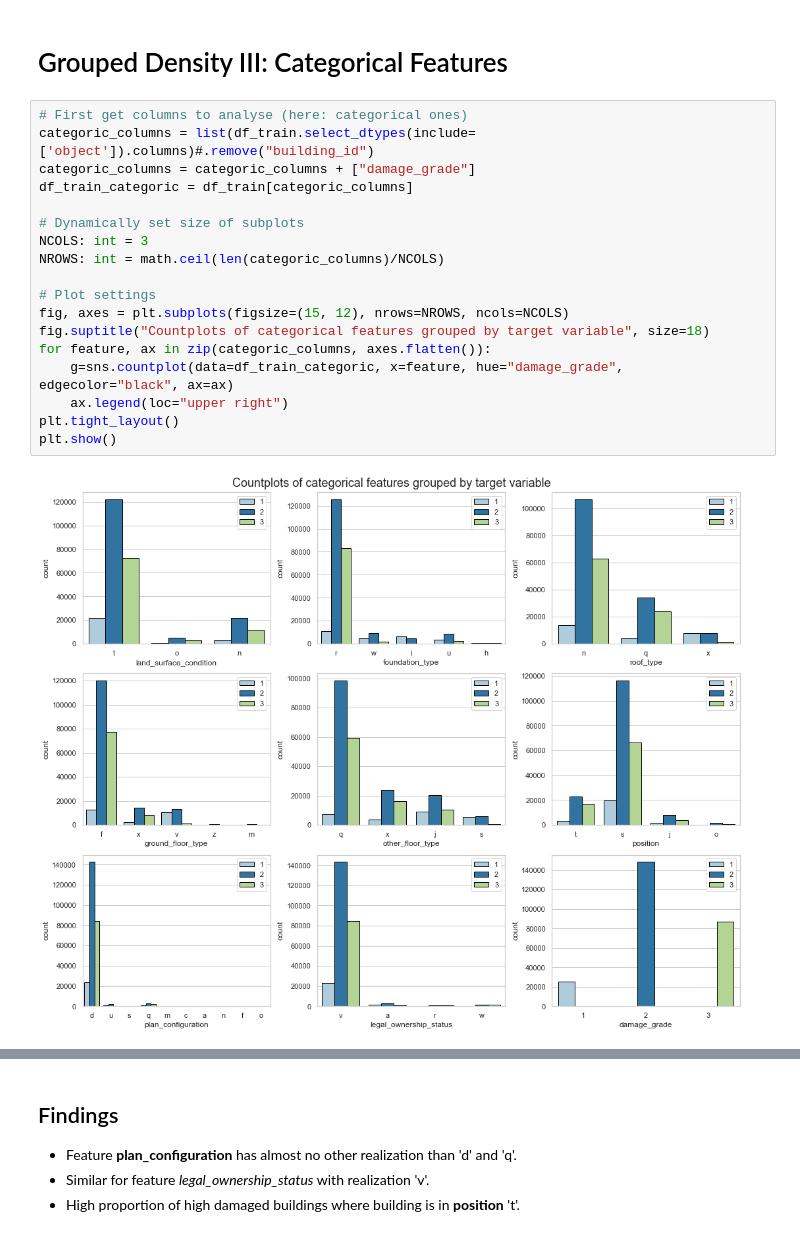
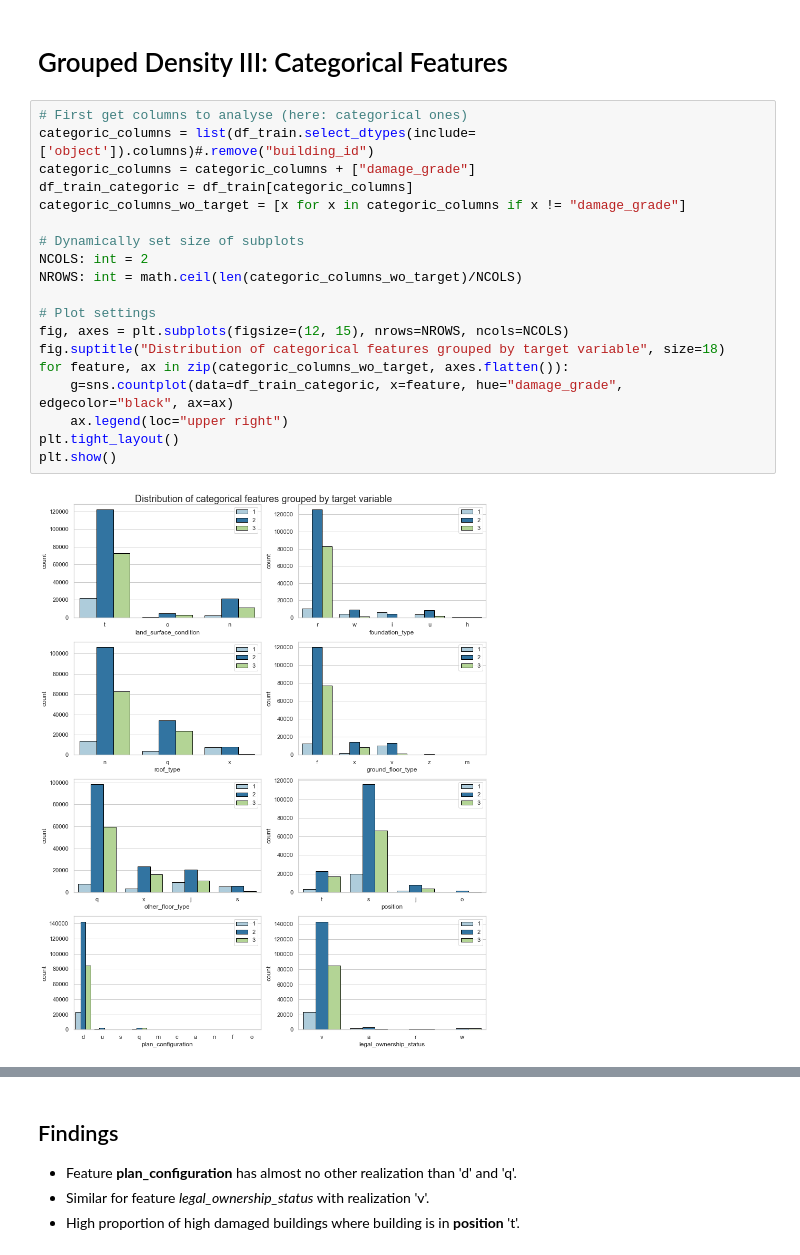
Before and after one commit to nina-prog/richters-predictor-modeling-earthquake-damage, a Jupyter notebook: notebooks/week01/week01-relationship-features-target.ipynb, the cells around one changed output, grey strips where cells are left out. Cells and saved outputs as stored; diff of their text form.

```diff
--- a/notebooks/week01/week01-relationship-features-target.ipynb
+++ b/notebooks/week01/week01-relationship-features-target.ipynb
@@ -169,20 +169,21 @@ plt.show()
 # %%
 # First get columns to analyse (here: categorical ones)
 categoric_columns = list(df_train.select_dtypes(include=['object']).columns)#.remove("building_id")
 categoric_columns = categoric_columns + ["damage_grade"]
 df_train_categoric = df_train[categoric_columns]
+categoric_columns_wo_target = [x for x in categoric_columns if x != "damage_grade"]
 
 # Dynamically set size of subplots
-NCOLS: int = 3
-NROWS: int = math.ceil(len(categoric_columns)/NCOLS)
+NCOLS: int = 2
+NROWS: int = math.ceil(len(categoric_columns_wo_target)/NCOLS)
 
 # Plot settings
-fig, axes = plt.subplots(figsize=(15, 12), nrows=NROWS, ncols=NCOLS)
-fig.suptitle("Countplots of categorical features grouped by target variable", size=18)
-for feature, ax in zip(categoric_columns, axes.flatten()):
+fig, axes = plt.subplots(figsize=(12, 15), nrows=NROWS, ncols=NCOLS)
+fig.suptitle("Distribution of categorical features grouped by target variable", size=18)
+for feature, ax in zip(categoric_columns_wo_target, axes.flatten()):
     g=sns.countplot(data=df_train_categoric, x=feature, hue="damage_grade", edgecolor="black", ax=ax)
     ax.legend(loc="upper right")
 plt.tight_layout()
 plt.show()
 # %% [output]
-[figure, old version]
+[figure, new version]
```
Also changed, not shown: parts of 1 cell of this notebook.
